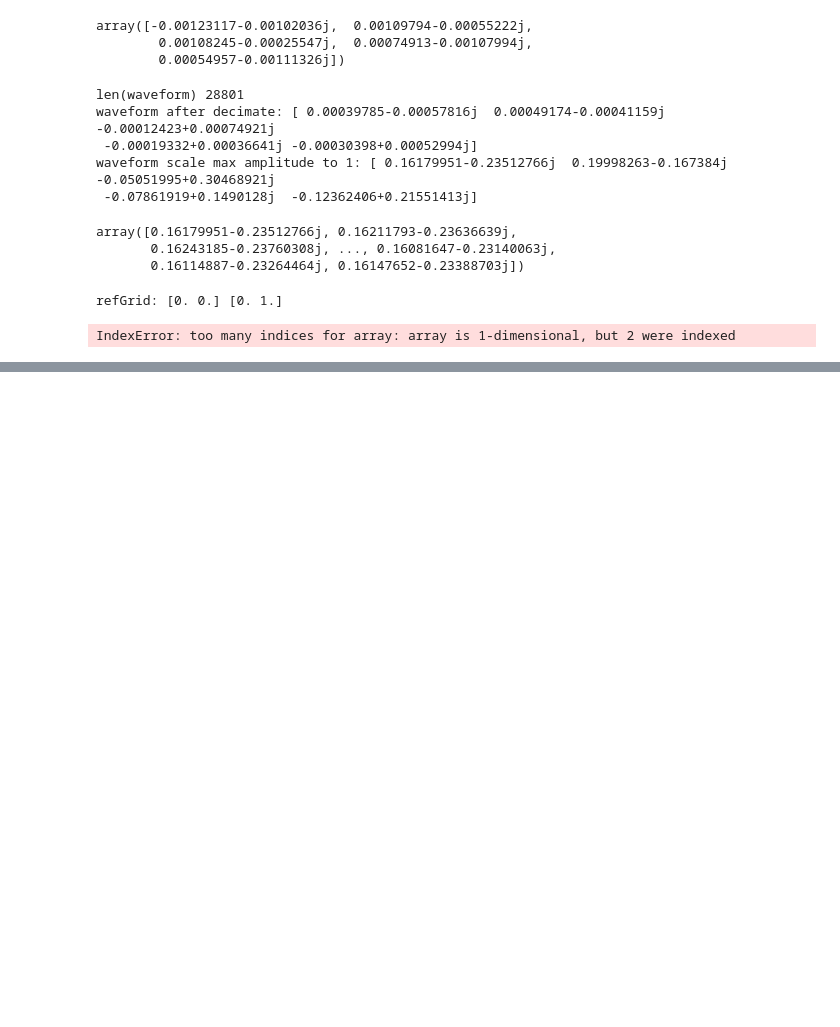
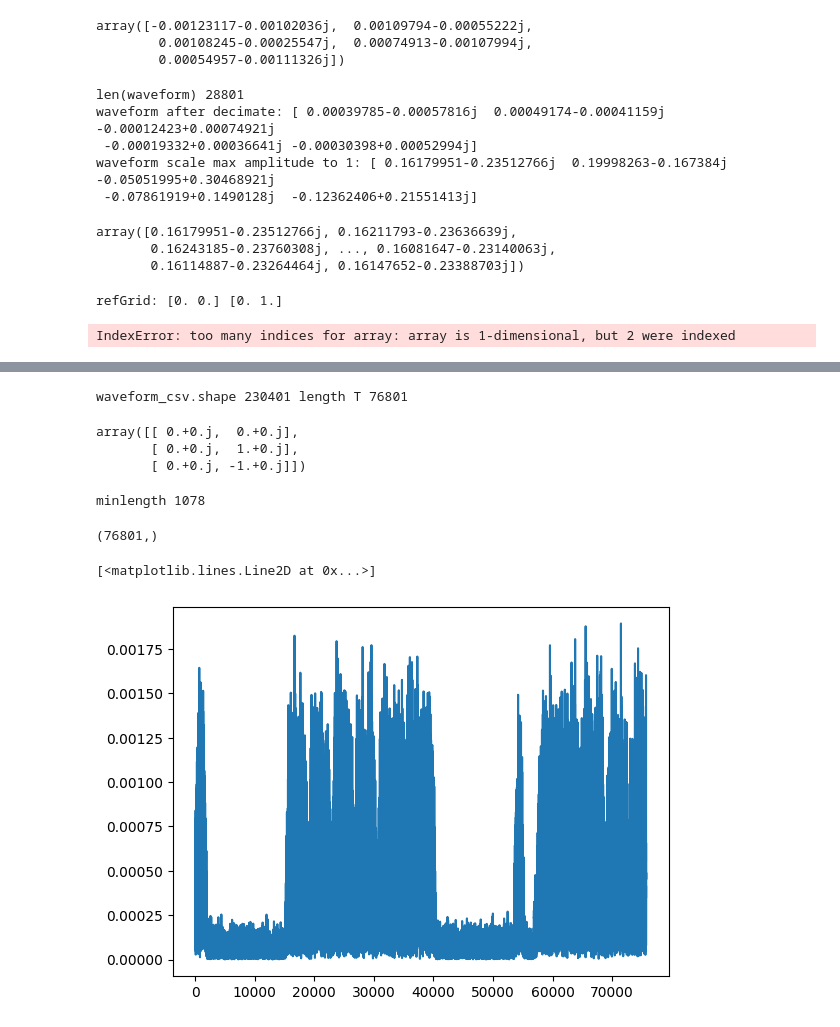
Before and after one commit to pchat-imm/IQ_constellation, a Jupyter notebook: iq_python/merge_clean_trial.ipynb, the cells around one changed output, grey strips where cells are left out. Drawn from its saved outputs; the diff is of its cells as text; code cells hidden in the pictures; blank space fills up the shorter version.

```diff
--- a/iq_python/merge_clean_trial.ipynb
+++ b/iq_python/merge_clean_trial.ipynb
@@ -5,7 +5,7 @@ import csv
 import matplotlib.pyplot as plt
 from py3gpp import *
 # %%
-input_file = '/home/tiwat/workarea/IQ_constellation/iq_python/input/IQDataFile_SPEEDTEST_10MS.csv'
+input_file = '/home/chatchamon/workarea/IQ_constellation/iq_python/input/IQDataFile_SPEEDTEST_10MS.csv'
 # input_file = '/home/tiwat/workarea/IQ_constellation/iq_python/input/IQDataFile_SPOTIFY2.csv'
 
 with open(input_file, 'r') as f:
@@ -82,0 +85,21 @@ IndexError: too many indices for array: array is 1-dimensional, but 2 were index
+# %%
+sampleRate = 23.04e6
+scsSSB = 30
+searchBW = 6*scsSSB
+
+# shift by half scs step
+fshifts = np.arange(-searchBW, searchBW+scsSSB, scsSSB)*1e3/2
+print('fshifts:', fshifts)
+t = np.arange(len(waveform_csv))/sampleRate
+coarseFrequencyOffset = fshifts[0]
+print('coarseFrequencyOffset:', coarseFrequencyOffset)
+
+# shift frequency by coarseFrequencyOffset
+rxWaveformFrquencyCorrect = waveform_csv*np.exp(-1j*2*np.pi*coarseFrequencyOffset*t)
+print('rxWaveformFrquencyCorrect:', rxWaveformFrquencyCorrect)
+
+# downsample
+syncNfft = 256
+syncSR = syncNfft* scsSSB * 1e3
+rxWaveformDS = scipy.signal.resample_poly(rxWaveformFrquencyCorrect, syncSR, sampleRate)
+rxWaveformDS.shape
@@ -82,0 +128,55 @@ IndexError: too many indices for array: array is 1-dimensional, but 2 were index
+# %%
+nSlot = 0
+# [~, corr] = nrTimingEstimate(rxWaveformDS, nrbSSB, scsSSB, nSlot, refGrid, 'SampleRate'= syncSR, 'Nfft', syncNfft)
+
+
+T = len(rxWaveformDS)
+print( 'waveform_csv.shape', waveform_csv.shape[0],'length T', T)
+
+# However, we want to OFDM modulate but couldn't so we create slotGrid that work the same,
+# where slotGrid has 14 columns same with 14 OFDM symbols, and PSS is located at symbol #2 at index kPSS
+carrier = nrCarrierConfig(NSizeGrid = nrbSSB, SubcarrierSpacing = scsSSB)
+slotGrid = nrResourceGrid(carrier)
+# slotGrid[kPSS, 2] = nrPSS(NID2)
+# slotGrid[56:58]
+
+# How about we set only 2 columns like refGrid example
+slotGrid = slotGrid[:,:2]
+slotGrid[kPSS, 1] = nrPSS(NID2)
+slotGrid[56:59]
+# %% [output]
+waveform_csv.shape 230401 length T 76801
+array([[ 0.+0.j,  0.+0.j],
+       [ 0.+0.j,  1.+0.j],
+       [ 0.+0.j, -1.+0.j]])
+# %%
+[ref, info] = nrOFDMModulate(carrier, slotGrid, scsSSB, nSlot, Nfft = syncNfft, SampleRate = syncSR)
+# print('ref', ref)
+
+ref = ref[info['CyclicPrefixLengths'][0]:]; # remove CP
+# %%
+# current ref waveform is a lot shorter than the rxWaveformDS
+minlength = ref.shape[0]
+print('minlength', minlength)
+
+# pad input waveform if it is shorter than the reference waveform
+
+if T < minlength:
+    pad = np.zeros(minlength-T, dtype=rxWaveformDS.dtype)
+    waveformPad = np.concatenate((rxWaveformDS, pad))
+else:
+    waveformPad = rxWaveformDS
+
+waveformPad.shape
+# %% [output]
+minlength 1078
+(76801,)
+# %%
+# temp = scipy.signal.correlate(waveform[:int(25e-3 * fs)], refWaveform, 'valid')  # correlate over 25 ms
+refcorr = scipy.signal.correlate(rxWaveformDS, ref, 'valid')
+mag = np.argmax(np.abs(refcorr))
+t_corr = np.arange(refcorr.shape[0])
+plt.plot(t_corr, np.abs(refcorr))
+# %% [output]
+[<matplotlib.lines.Line2D at 0x...>]
+[figure, added]
```
Also changed, not shown: parts of 3 cells of this notebook.
